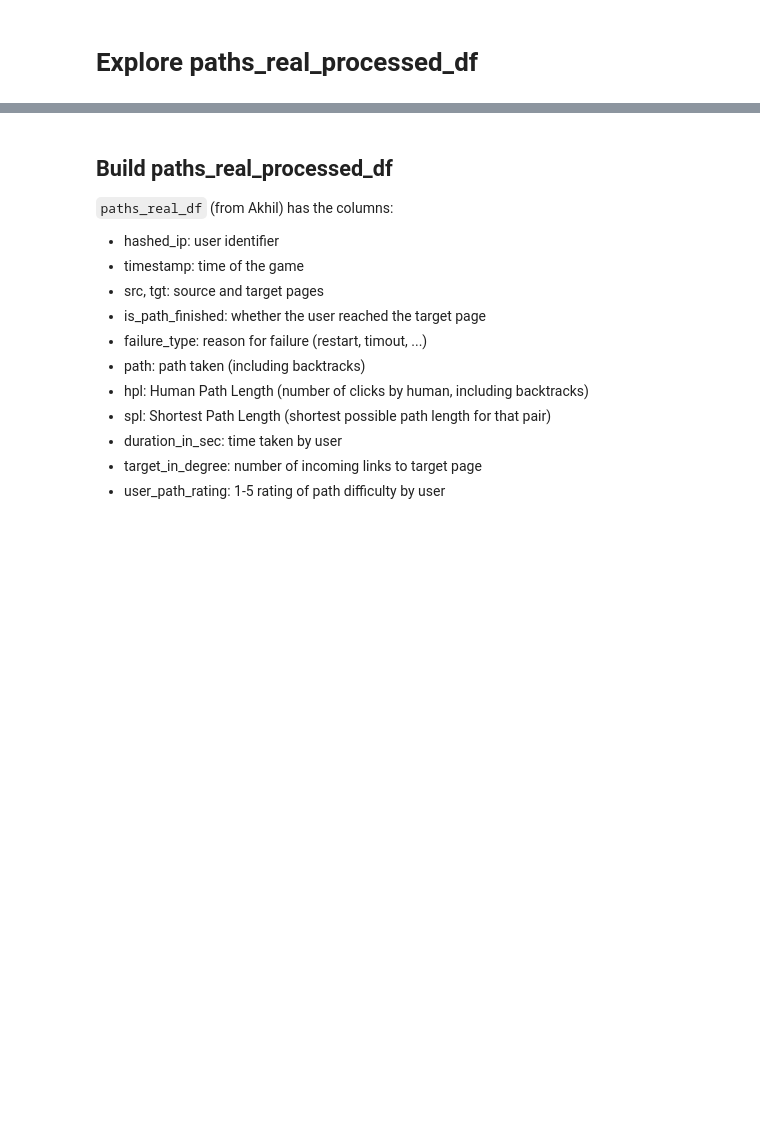
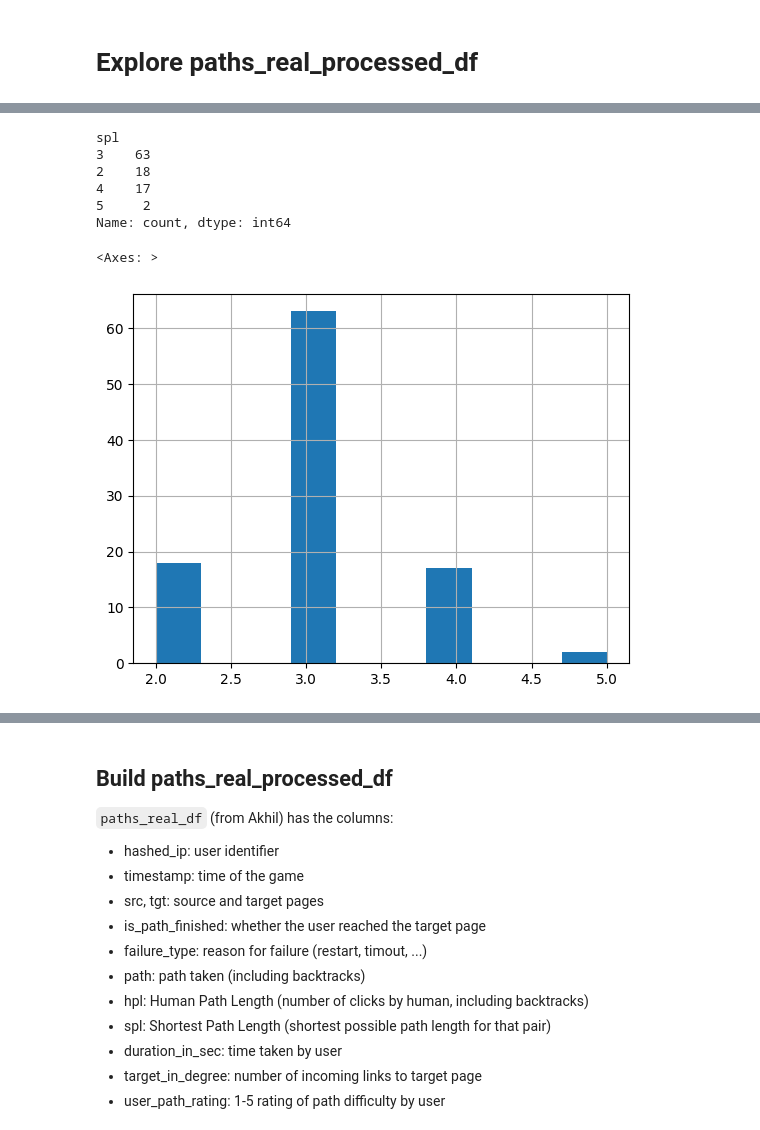
Before and after one commit to au-clan/WikiAgent, a Jupyter notebook: src/notebooks/exploration.ipynb, the cells around one changed output, grey strips where cells are left out. Drawn from its saved outputs; the diff is of its cells as text; code cells hidden in the pictures; blank space fills up the shorter version.

```diff
--- a/src/notebooks/exploration.ipynb
+++ b/src/notebooks/exploration.ipynb
@@ -106,3 +81,15 @@ paths_real_processed_df.query('is_path_finished==1')[paths_real_processed_df.app
 | 97 | 7d5624e35c9523ef | 1351101375 | Acceleration | Mozilla_Firefox | 1 | NaN | Acceleration;Light;Color;<;<;Ligh... | 18 | 4 | ... |
 | 98 | 387b3f81270b3635 | 1237309037 | Acceleration | Surtsey | 1 | NaN | Acceleration;Physics;<;Special_re... | 14 | 4 | ... |
 | 99 | 612c8d256427c35a | 1249457582 | Acceleration | Surtsey | 1 | NaN | Acceleration;Sea;North_Sea;<;Ocea... | 7 | 4 | ... |
+# %%
+print(paths_real_processed_df.groupby(['src', 'tgt']).agg({"spl":"min","shpl": "min", "shepl": "min"}).reset_index().sample(n=100, random_state=42)['spl'].value_counts())
+paths_real_processed_df.groupby(['src', 'tgt']).agg({"spl":"min","shpl": "min", "shepl": "min"}).reset_index().sample(n=100, random_state=42)['spl'].hist()
+# %% [output]
+spl
+3    63
+2    18
+4    17
+5     2
+Name: count, dtype: int64
+<Axes: >
+[figure, added]
```
Also changed, not shown: parts of 4 cells of this notebook, 8 other files.
